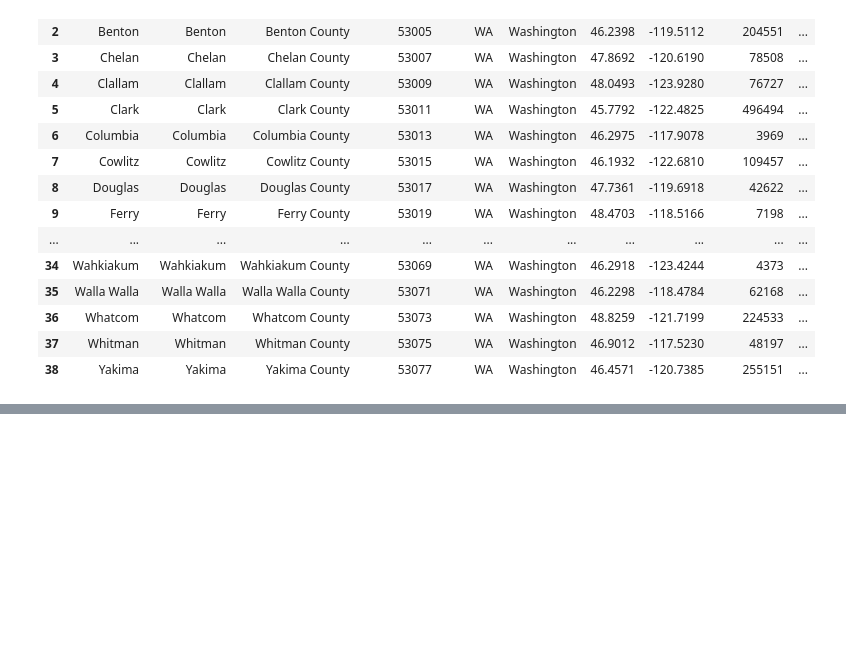
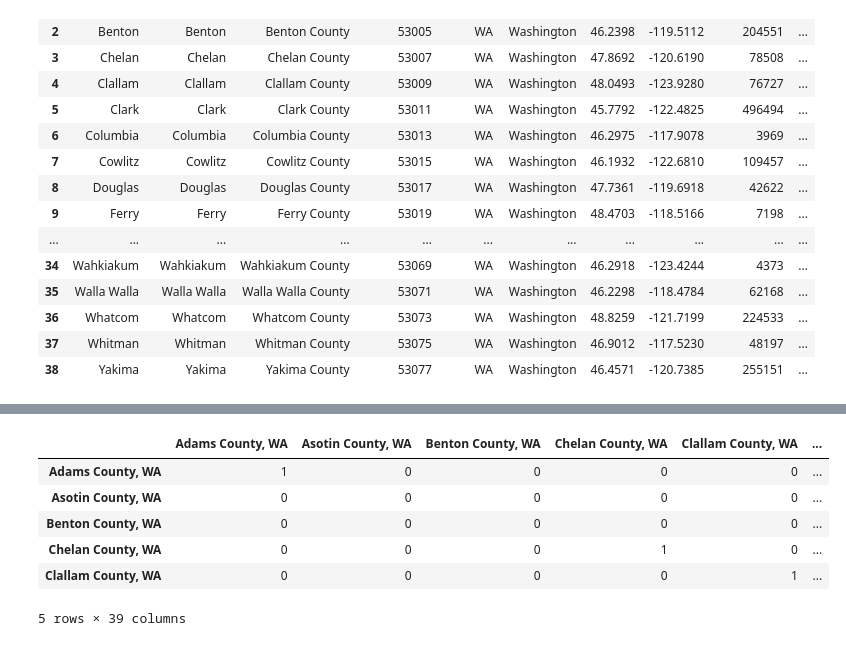
Before and after one commit to MichaelRocchio/MSDS_460, a Jupyter notebook: Group_Assign2/Assign2_final.ipynb, the cells around one changed output, grey strips where cells are left out. Cells and saved outputs as stored; diff of their text form; code cells hidden in the pictures; blank space fills up the shorter version.

```diff
--- a/Group_Assign2/Assign2_final.ipynb
+++ b/Group_Assign2/Assign2_final.ipynb
@@ -210 +157,46 @@ counties_Pop_Dic = dict(zip(counties_df.county, counties_df.TOT_POP))
+# %%
+county_adjacency = {}
+with open("data/county_adjacency.txt", 'r', encoding='ISO-8859-1') as file:
+    lines = file.readlines()
+
+
+for line in lines:
+    parts = line.strip().split('\t')
+
+    if len(parts) < 4:
+        continue
+
+
+    county_fips = parts[1]
+    if county_fips.startswith('53'):
+
+        county_name = parts[0].replace('"', '')
+        adjacent_county_fips = parts[3]
+        adjacent_county_name = parts[2].replace('"', '')
+
+        if county_name not in county_adjacency:
+            county_adjacency[county_name] = []
+        if adjacent_county_fips.startswith('53'):
+            county_adjacency[county_name].append(adjacent_county_name)
+
+sorted_counties = sorted(county_adjacency.keys())
+
+adjacency_matrix = pd.DataFrame(0, index=sorted_counties, columns=sorted_counties, dtype=int)
+
+for county, neighbors in county_adjacency.items():
+    for neighbor in neighbors:
+
+        adjacency_matrix.at[county, neighbor] = 1
+        adjacency_matrix.at[neighbor, county] = 1
+
+
+adjacency_matrix.head()
+# %% [output]
+|  | Adams County, WA | Asotin County, WA | Benton County, WA | Chelan County, WA | Clallam County, WA | ... |
+| Adams County, WA | 1 | 0 | 0 | 0 | 0 | ... |
+| Asotin County, WA | 0 | 0 | 0 | 0 | 0 | ... |
+| Benton County, WA | 0 | 0 | 0 | 0 | 0 | ... |
+| Chelan County, WA | 0 | 0 | 0 | 1 | 0 | ... |
+| Clallam County, WA | 0 | 0 | 0 | 0 | 1 | ... |
+5 rows × 39 columns
 # %%
```
Also changed, not shown: parts of 9 cells of this notebook, 2 other files.
